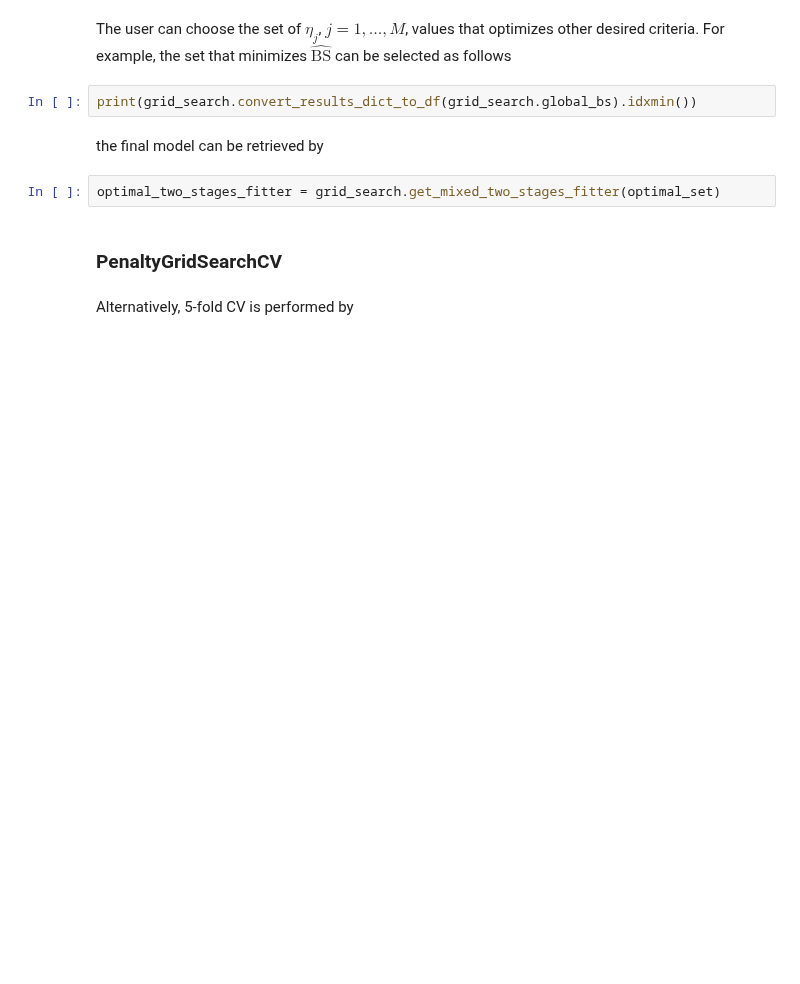
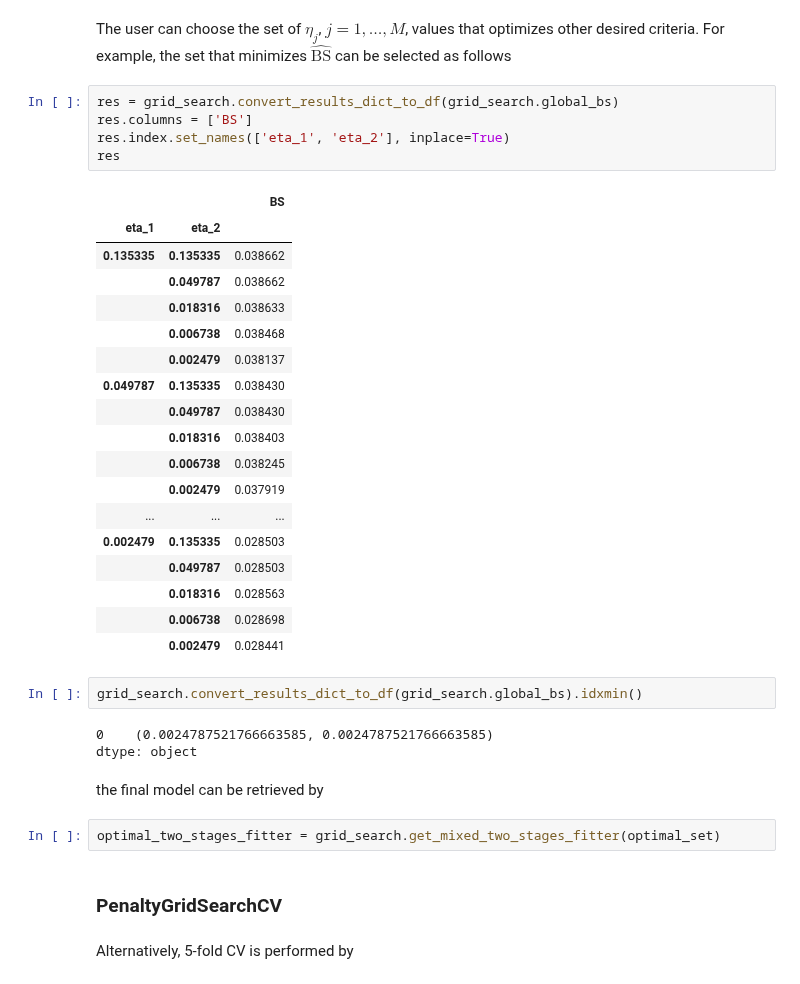
Before and after one commit to tomer1812/pydts, a Jupyter notebook: docs/Regularization.ipynb, the cells around one changed output. Drawn from its saved outputs; the diff is of its cells as text; blank space fills up the shorter version.

```diff
--- a/docs/Regularization.ipynb
+++ b/docs/Regularization.ipynb
@@ -130,7 +153,34 @@ print(optimal_set)
 # %% [markdown]
 The user can choose the set of $\eta_j$, $j=1,\ldots,M$, values that optimizes other desired criteria. For example, the set that minimizes $\widehat{\mbox{BS}}$ can be selected as follows
+# %%
+res = grid_search.convert_results_dict_to_df(grid_search.global_bs)
+res.columns = ['BS']
+res.index.set_names(['eta_1', 'eta_2'], inplace=True)
+res
+# %% [output]
+|  |  | BS |
+| eta_1 | eta_2 |  |
+| 0.135335 | 0.135335 | 0.038662 |
+|  | 0.049787 | 0.038662 |
+|  | 0.018316 | 0.038633 |
+|  | 0.006738 | 0.038468 |
+|  | 0.002479 | 0.038137 |
+| 0.049787 | 0.135335 | 0.038430 |
+|  | 0.049787 | 0.038430 |
+|  | 0.018316 | 0.038403 |
+|  | 0.006738 | 0.038245 |
+|  | 0.002479 | 0.037919 |
+| ... | ... | ... |
+| 0.002479 | 0.135335 | 0.028503 |
+|  | 0.049787 | 0.028503 |
+|  | 0.018316 | 0.028563 |
+|  | 0.006738 | 0.028698 |
+|  | 0.002479 | 0.028441 |
 # %%
-print(grid_search.convert_results_dict_to_df(grid_search.global_bs).idxmin())
+grid_search.convert_results_dict_to_df(grid_search.global_bs).idxmin()
+# %% [output]
+0    (0.0024787521766663585, 0.0024787521766663585)
+dtype: object
 # %% [markdown]
 the final model can be retrieved by
 # %%
```
Also changed, not shown: parts of 6 cells of this notebook, 1 other file.
